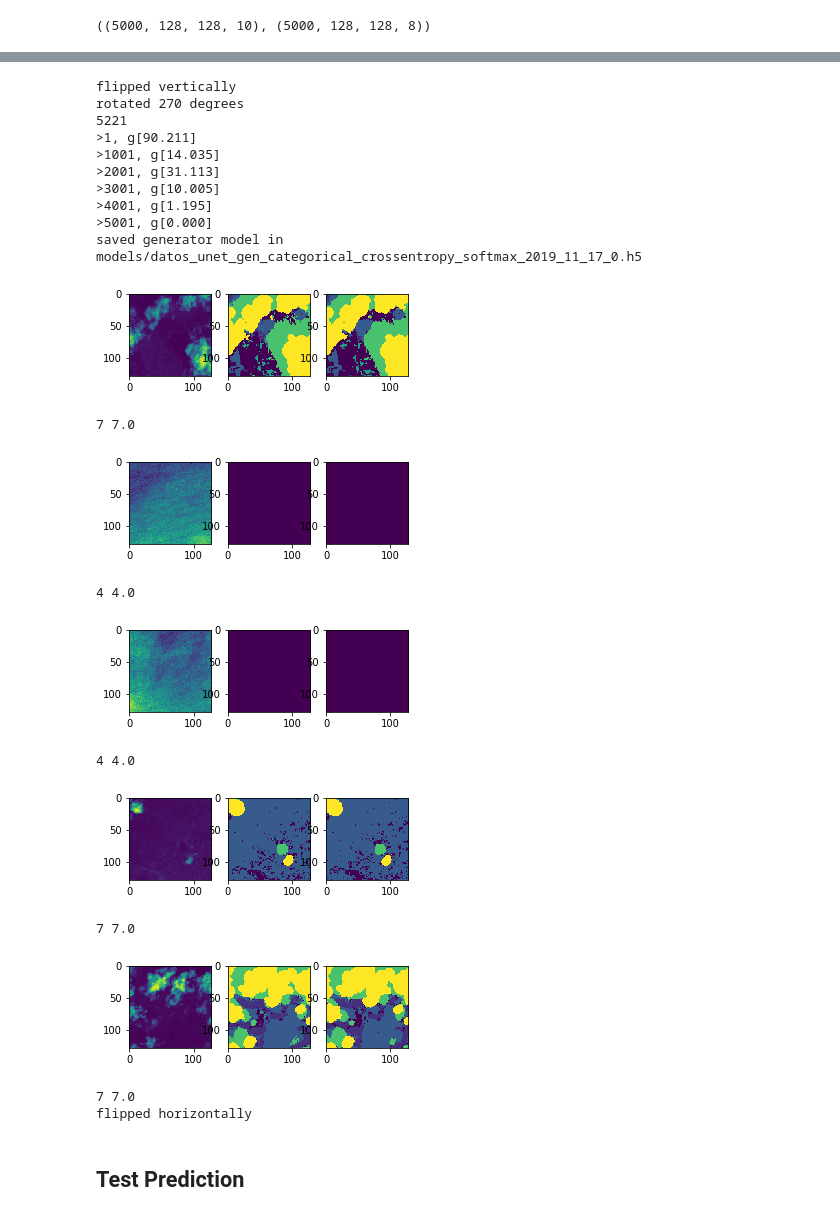
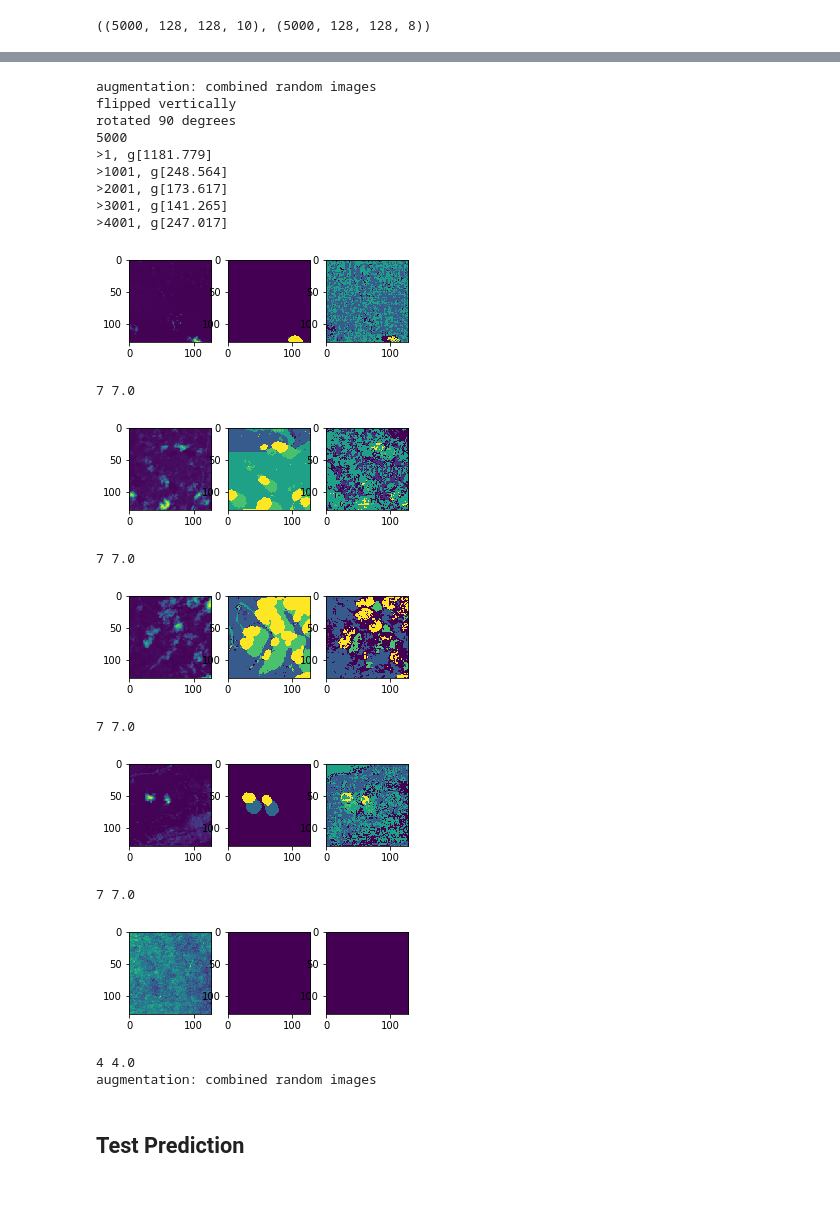
Before and after one commit to PrinceJavier/datos_segmentation, a Jupyter notebook: datos.model_train.ipynb, the cells around one changed output, grey strips where cells are left out. Cells and saved outputs as stored; diff of their text form; code cells hidden in the pictures.

Commit message:
augmentation training

```diff
--- a/datos.model_train.ipynb
+++ b/datos.model_train.ipynb
@@ -461,7 +465,7 @@ train_feats.shape, train_labels.shape
 # %% [output]
 ((5221, 128, 128, 10), (5221, 128, 128, 8))
 # %%
-unet_model.load_weights("models/datos_unet_gen_sigmoid_categorical_crossentropy_softmax_2019_11_17_0.h5")
+unet_model.load_weights("models/datos_unet_gen_categorical_crossentropy_softmax_2019_11_17_0.h5")
 # %%
 # augmentation combine random images together
 
@@ -516,8 +520,29 @@ filename_g = f'models/datos_unet_gen_{loss}_{activation}_{today}'
 for i in range(10000):
 
     # data augmentation combine
-    comb = np.random.choice([0, 0, 1])
+    comb = np.random.choice([0, 1, 1, 1])
     if comb == 1:
+
+        train_feats_comb = []
+        train_labels_comb = []
+
+        for i in range(5000):
+            to_combine = np.random.choice(range(len(train_feats)), size=2, replace=False)
+            a_train = train_feats[to_combine[0]]
+            b_train = train_feats[to_combine[1]]
+
+            a_label = train_labels[to_combine[0]]
+            b_label = train_labels[to_combine[1]]
+
+            c_train = np.max([a_train, b_train], 0)
+            c_label = np.max([a_label, b_label], 0)
+
+            train_feats_comb.append(c_train)
+            train_labels_comb.append(c_label)
+
+        train_feats_comb = np.array(train_feats_comb)
+        train_labels_comb = np.array(train_labels_comb)
+
         train_feats2 = train_feats_comb
         train_labels2 = train_labels_comb
         print('augmentation: combined random images')
@@ -605,51 +630,50 @@ for i in range(10000):
 
 
     # check on train
     for i in np.random.choice(list(range(len(dataset[0]))), 5):
 
         f, axs = plt.subplots(nrows=1, ncols=3, figsize=(5, 2))
 
         train_feat = train_feats2[i]
         train_true = train_labels2[i]
         train_true = compress_label(train_true)
 
         # show one input
         axs[0].imshow(train_feat[:, :, 0])
 
         # show true
         axs[1].imshow(train_true)
 
         # predict sample with values from 0 to 1
         train_pred = unet_model.predict(np.reshape(train_feat, (1, 128, 128, 10)))
         train_pred = compress_label(train_pred[0])
 
         axs[2].imshow(train_pred)
 
         plt.show()
 
         print(np.max(train_true), np.max(train_pred))
 # %% [output]
+augmentation: combined random images
 flipped vertically
-rotated 270 degrees
-5221
->1, g[90.211]
->1001, g[14.035]
->2001, g[31.113]
->3001, g[10.005]
->4001, g[1.195]
->5001, g[0.000]
-saved generator model in models/datos_unet_gen_categorical_crossentropy_softmax_2019_11_17_0.h5
+rotated 90 degrees
+5000
+>1, g[1181.779]
+>1001, g[248.564]
+>2001, g[173.617]
+>3001, g[141.265]
+>4001, g[247.017]
-[figure, old version]
+[figure, new version]
 7 7.0
-[figure, old version]
+[figure, new version]
-4 4.0
+7 7.0
-[figure, old version]
+[figure, new version]
-4 4.0
+7 7.0
-[figure, old version]
+[figure, new version]
 7 7.0
-[figure, old version]
+[figure, new version]
-7 7.0
-flipped horizontally
+4 4.0
+augmentation: combined random images
 # %%
 # # get n random images from all images in the dataset
 # # for 128 X 128 X 1 output
```
Also changed, not shown: parts of 2 cells of this notebook, 10 other files.
